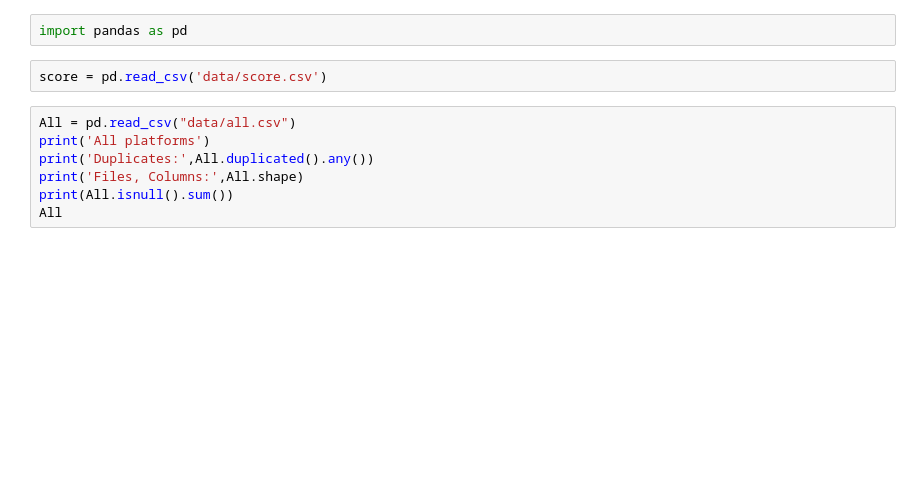
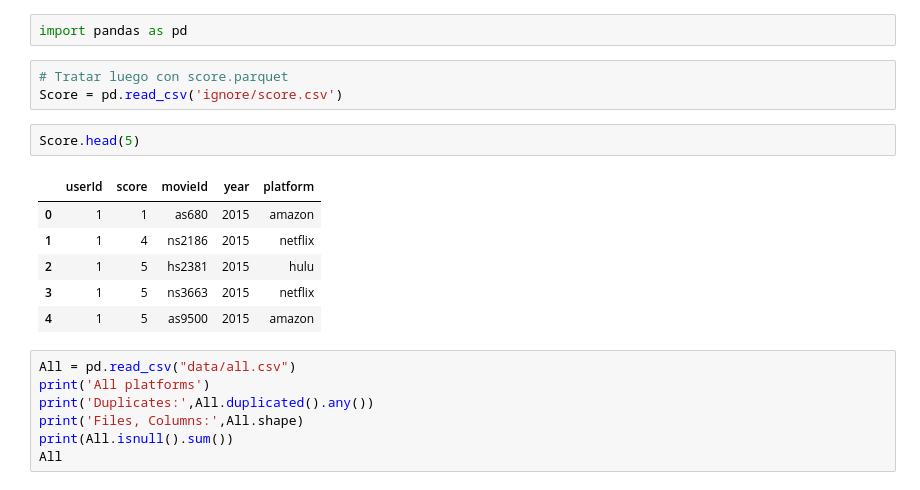
Before and after one commit to LucianoLarrea/PI_ML_OPS, a Jupyter notebook: 2-Querys.ipynb, the cells around one changed output. Saved outputs shown, nothing was run; the diff lists cells and outputs as text; blank space fills up the shorter version.

```diff
--- a/2-Querys.ipynb
+++ b/2-Querys.ipynb
@@ -4,8 +4,18 @@
 ## Load Data
 # %%
 import pandas as pd
-# %%
-score = pd.read_csv('data/score.csv')
+# %%
+# Tratar luego con score.parquet
+Score = pd.read_csv('ignore/score.csv')
+# %%
+Score.head(5)
+# %% [output]
+|  | userId | score | movieId | year | platform |
+| 0 | 1 | 1 | as680 | 2015 | amazon |
+| 1 | 1 | 4 | ns2186 | 2015 | netflix |
+| 2 | 1 | 5 | hs2381 | 2015 | hulu |
+| 3 | 1 | 5 | ns3663 | 2015 | netflix |
+| 4 | 1 | 5 | as9500 | 2015 | amazon |
 # %%
 All = pd.read_csv("data/all.csv")
 print('All platforms')
```
Also changed, not shown: parts of 11 cells of this notebook, 4 other files.
